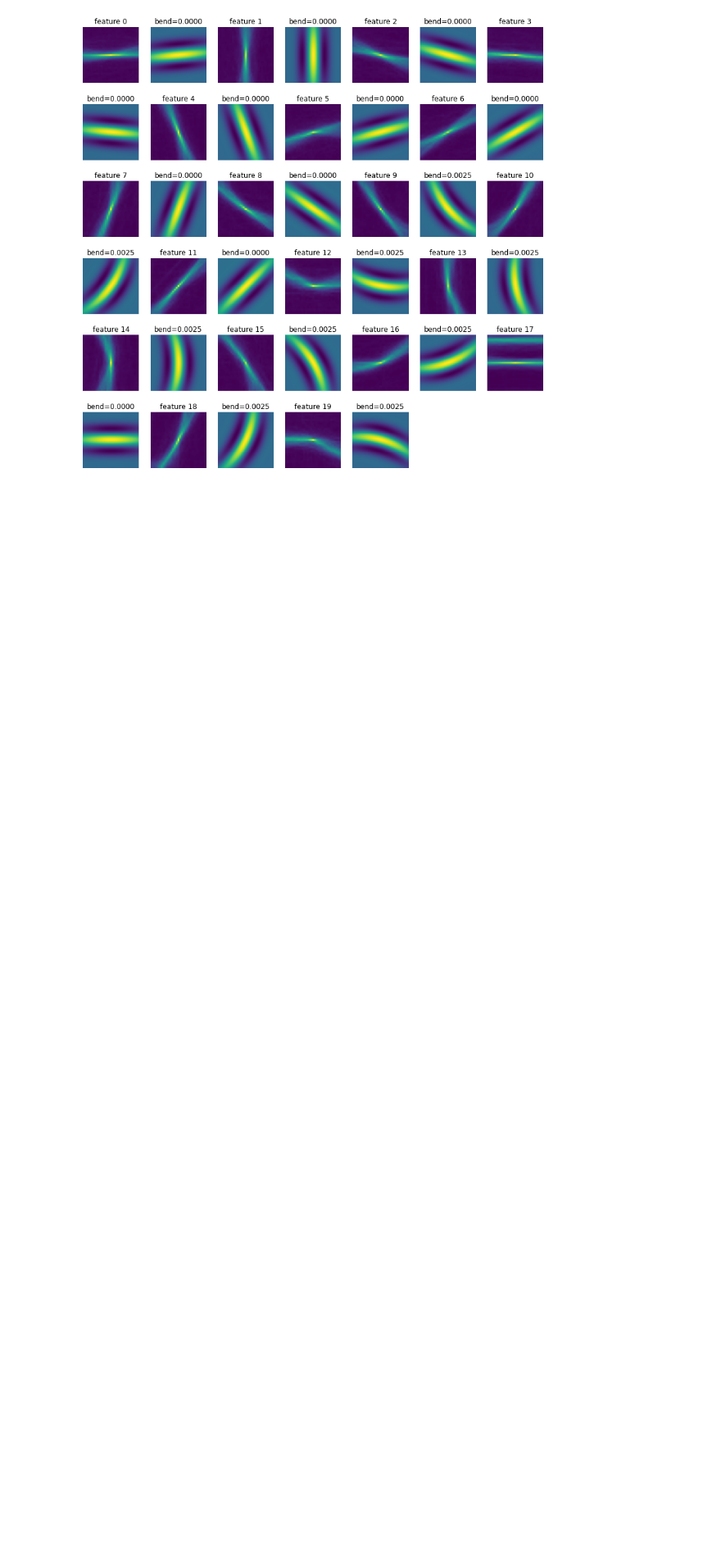
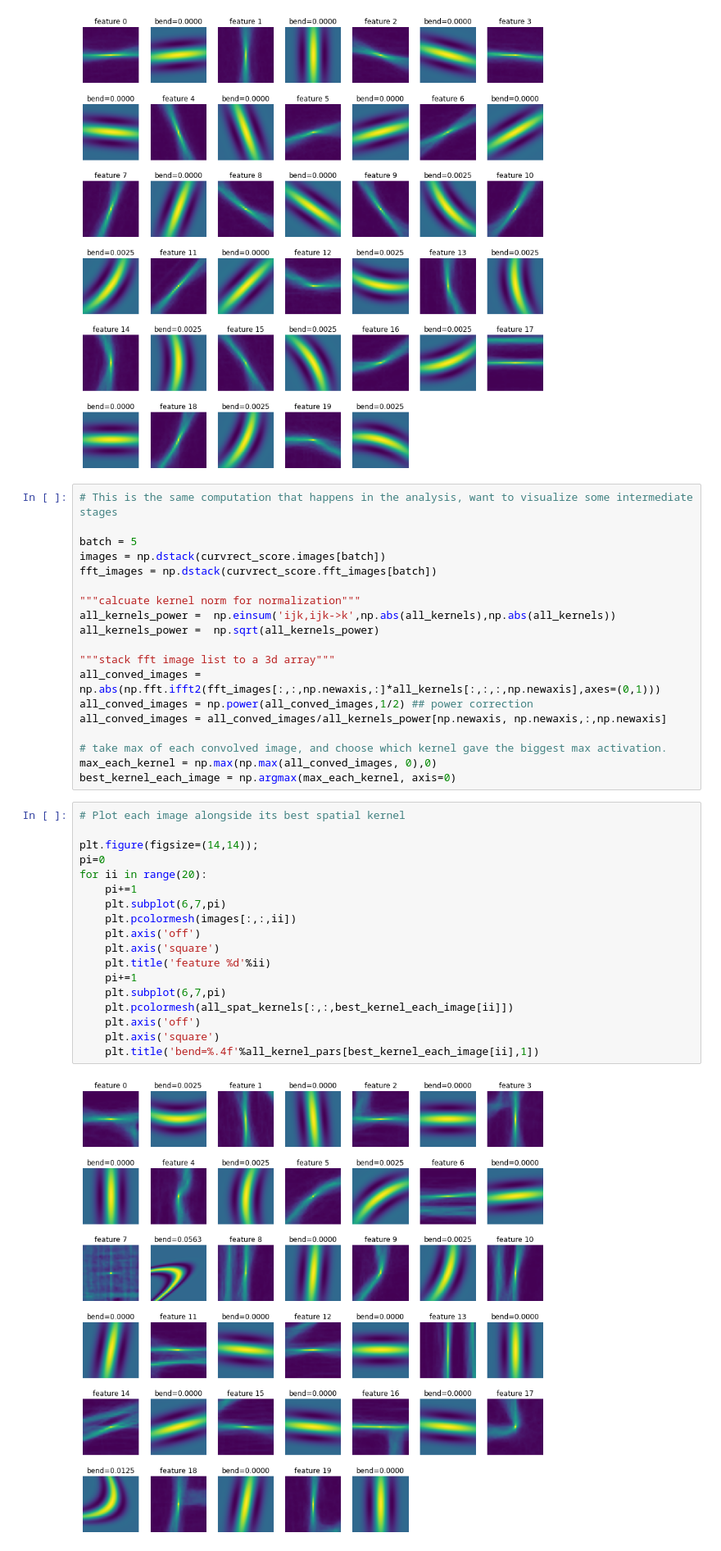
Before and after one commit to mmhenderson/modfit, a Jupyter notebook: notebooks/im_proc/analyze_st_curvature.ipynb, the cells around one changed output. Shown at 82% size. Cells and saved outputs as stored; diff of their text form; blank space fills up the shorter version.

Commit message:
updating plotting code

```diff
--- a/notebooks/im_proc/analyze_st_curvature.ipynb
+++ b/notebooks/im_proc/analyze_st_curvature.ipynb
@@ -142,6 +142,45 @@ for ii in range(20):
     plt.title('bend=%.4f'%all_kernel_pars[best_kernel_each_image[ii],1])
 # %% [output]
 [figure]
+# %%
+# This is the same computation that happens in the analysis, want to visualize some intermediate stages
+
+batch = 5
+images = np.dstack(curvrect_score.images[batch])
+fft_images = np.dstack(curvrect_score.fft_images[batch])
+
+"""calcuate kernel norm for normalization"""
+all_kernels_power =  np.einsum('ijk,ijk->k',np.abs(all_kernels),np.abs(all_kernels))
+all_kernels_power =  np.sqrt(all_kernels_power)
+
+"""stack fft image list to a 3d array"""
+all_conved_images = np.abs(np.fft.ifft2(fft_images[:,:,np.newaxis,:]*all_kernels[:,:,:,np.newaxis],axes=(0,1)))
+all_conved_images = np.power(all_conved_images,1/2) ## power correction
+all_conved_images = all_conved_images/all_kernels_power[np.newaxis, np.newaxis,:,np.newaxis]
+
+# take max of each convolved image, and choose which kernel gave the biggest max activation.
+max_each_kernel = np.max(np.max(all_conved_images, 0),0)
+best_kernel_each_image = np.argmax(max_each_kernel, axis=0)
+# %%
+# Plot each image alongside its best spatial kernel
+
+plt.figure(figsize=(14,14));
+pi=0
+for ii in range(20):
+    pi+=1
+    plt.subplot(6,7,pi)
+    plt.pcolormesh(images[:,:,ii])
+    plt.axis('off')
+    plt.axis('square')
+    plt.title('feature %d'%ii)
+    pi+=1
+    plt.subplot(6,7,pi)
+    plt.pcolormesh(all_spat_kernels[:,:,best_kernel_each_image[ii]])
+    plt.axis('off')
+    plt.axis('square')
+    plt.title('bend=%.4f'%all_kernel_pars[best_kernel_each_image[ii],1])
+# %% [output]
+[figure, added]
 # %%
 # Plot an example image and its top n kernels
 
```
Also changed, not shown: 6 other files.
